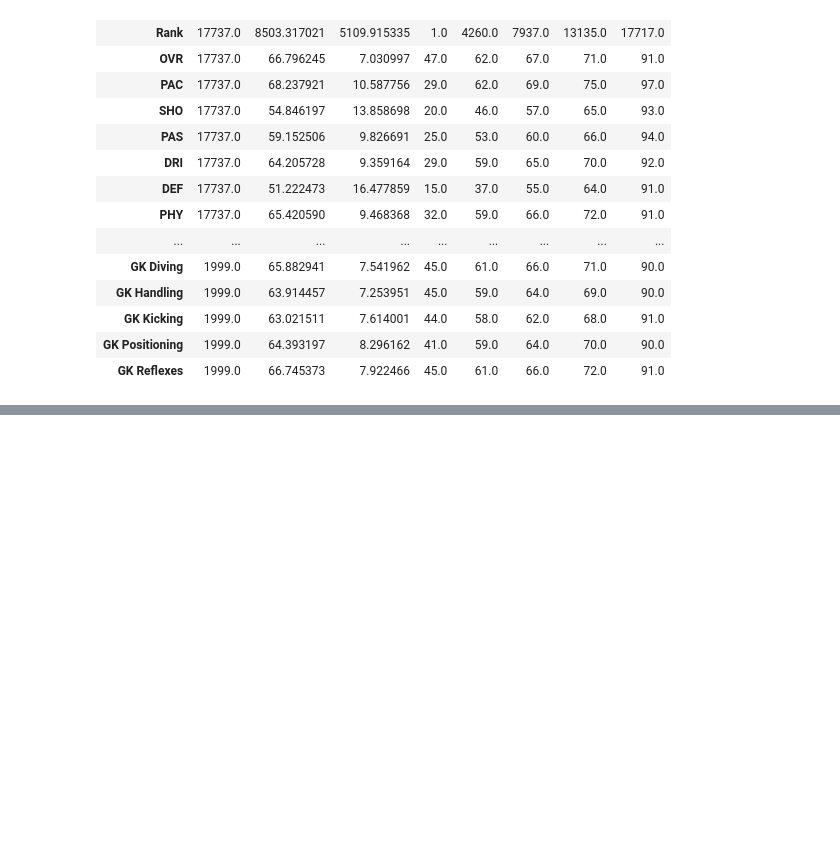
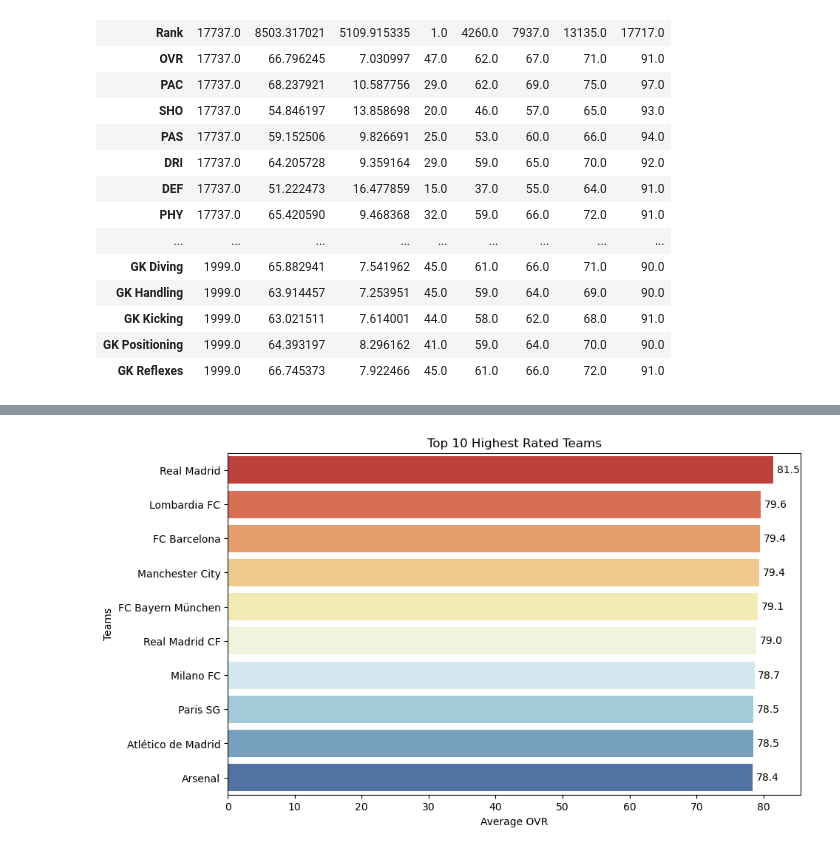
Before and after one commit to abryantgithub/FC25-EDA, a Jupyter notebook: FC25_All_Players_Analysis.ipynb, the cells around one changed output, grey strips where cells are left out. Saved outputs shown, nothing was run; the diff lists cells and outputs as text; code cells hidden in the pictures; blank space fills up the shorter version.

```diff
--- a/FC25_All_Players_Analysis.ipynb
+++ b/FC25_All_Players_Analysis.ipynb
@@ -58,0 +157,15 @@ dfa.describe().T
+# %%
+# Top 10 highest rated teams
+#Lombardia = Inter Milan
+
+top_teams = dfa.groupby('Team')['OVR'].mean().sort_values(ascending=False).head(10)
+plt.figure(figsize=(10,6))
+sns.barplot(x=top_teams.values, y=top_teams.index, palette='RdYlBu')
+plt.title('Top 10 Highest Rated Teams')
+for x, y in enumerate(top_teams.values):
+    plt.text(y + 0.5, x, f'{y:.1f}', ha='left', color='black', va='center')
+plt.xlabel('Average OVR')
+plt.ylabel('Teams')
+plt.show()
+# %% [output]
+[figure, added]
```
Also changed, not shown: parts of 13 cells of this notebook.
